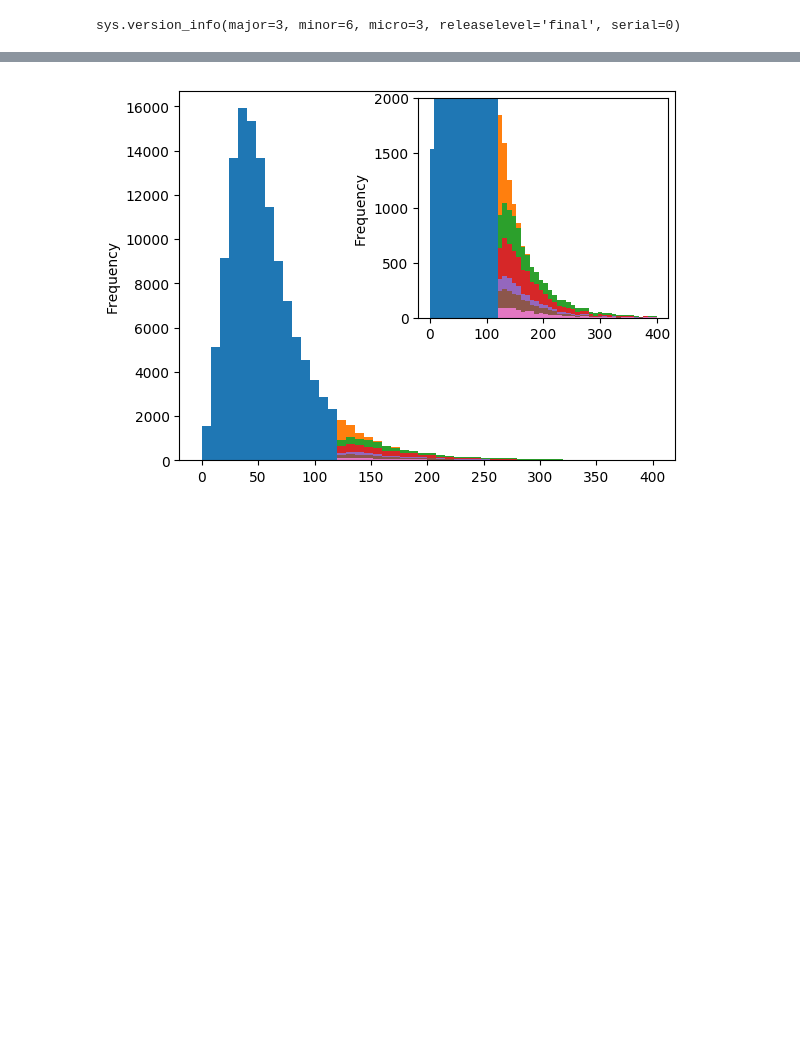
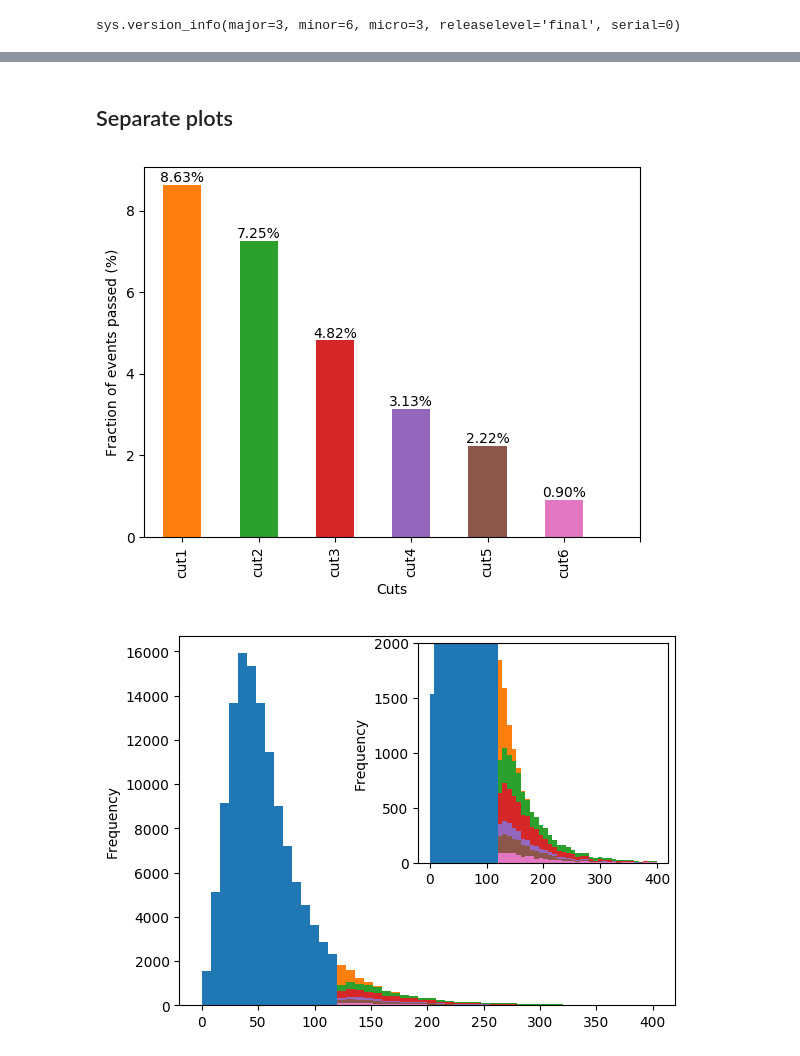
Before and after one commit to afrankenthal/iDM-analysis-plotting, a Jupyter notebook: SREffAnalysis.ipynb, the cells around one changed output, grey strips where cells are left out. Saved outputs shown, nothing was run; the diff lists cells and outputs as text; code cells hidden in the pictures; blank space fills up the shorter version.

```diff
--- a/SREffAnalysis.ipynb
+++ b/SREffAnalysis.ipynb
@@ -21,9 +25,9 @@ sys.version_info(major=3, minor=6, micro=3, releaselevel='final', serial=0)
 # %%
-masses = [('60','20'),('6p0','2p0')]
-ctaus = [10,100]#, 10, 100, 1000]
+masses = [('60','20'),('6p0','2p0'),('52p5','5p0'),('5p25','0p5')]
+ctaus = [10]#, 10, 100, 1000]
 cuts = np.arange(0,7)
 # triggerPath = 'TRIG_dsa_HLT_DoubleMu3_DCA_PFMET50_PFMHT60'
-triggerPath = 'SREffi_dsa'
+branchPath = 'SREffi_dsa'
 baseDir = '../Firefighter/washAOD/'
 fileName = lambda Mchi, dMchi, ctau: baseDir + f'Mchi-{Mchi}_dMchi-{dMchi}_ctau-{ctau}.root'
 
@@ -39,8 +43,7 @@ for (Mchi, dMchi) in masses:
     for ctau in ctaus:
         dfs[Mchi][ctau] = OrderedDict({})
         for cut in cuts:
-            dfs[Mchi][ctau][cut] = uproot.open(fileName(Mchi, dMchi, ctau))[triggerPath + f'/cut{cut}'].pandas.df()
-#         numEvents[Mchi][ctau] = uproot.open(fileName(Mchi, dMchi, ctau))[triggerPath + '/overallInfo'].pandas.df()
+            dfs[Mchi][ctau][cut] = uproot.open(fileName(Mchi, dMchi, ctau))[branchPath + f'/cut{cut}'].pandas.df()
         print(f'{countMasses*len(ctaus)+countCtaus} of {numParams}: ' + fileName(Mchi, dMchi, ctau))
         countCtaus += 1
     countMasses += 1
@@ -52,3 +180,32 @@ for (Mchi, dMchi) in masses:
+# %% [markdown]
+## Separate plots
+# %%
+counts = []
+for cut in cuts:
+    count = len(dfs['60'][10][cut]['recoPFMetPt'])
+    norm = len(dfs['60'][10][0]['recoPFMetPt'])
+    counts.append(100*count/norm)
+
+axlabels = [f'cut{cut}' for cut in cuts[1:]]
+
+countseries = pd.Series.from_array(counts[1:])
+
+ax = countseries.plot(kind='bar',color=['C1','C2','C3','C4','C5','C6'])
+ax.set_xlabel('Cuts')
+ax.set_ylabel('Fraction of events passed (%)')
+ax.set_xticklabels(axlabels)
+ax.set_xticks(np.arange(0,7))
+
+rects = ax.patches
+
+labels = ["%.2f%%" % counts[i] for i in np.arange(1,len(rects)+1)]
+
+for rect, label in zip(rects, labels):
+    height = rect.get_height()
+    ax.text(rect.get_x() + rect.get_width() / 2, height, label,
+            ha='center', va='bottom')
+# %% [output]
+[figure, added]
 # %%
 fig,ax = plt.subplots(1,1)
 for cut in cuts:
```
Also changed, not shown: parts of 11 cells of this notebook.
